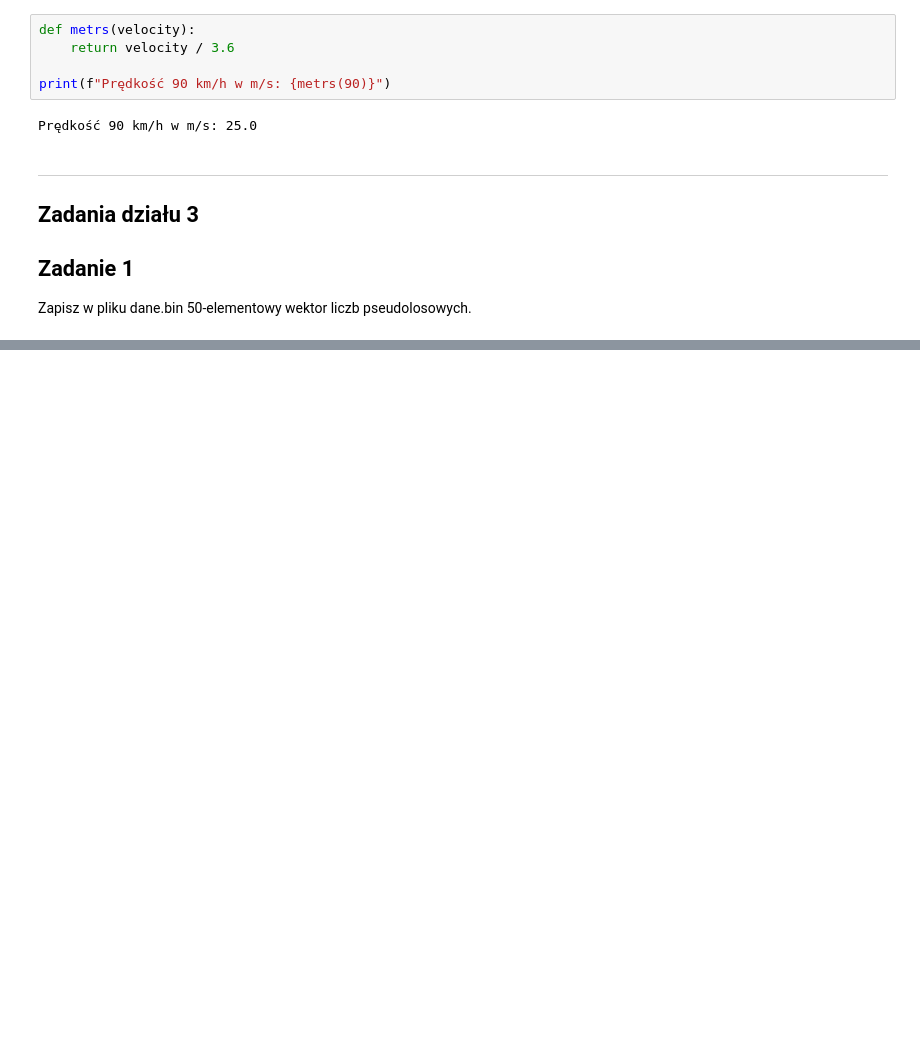
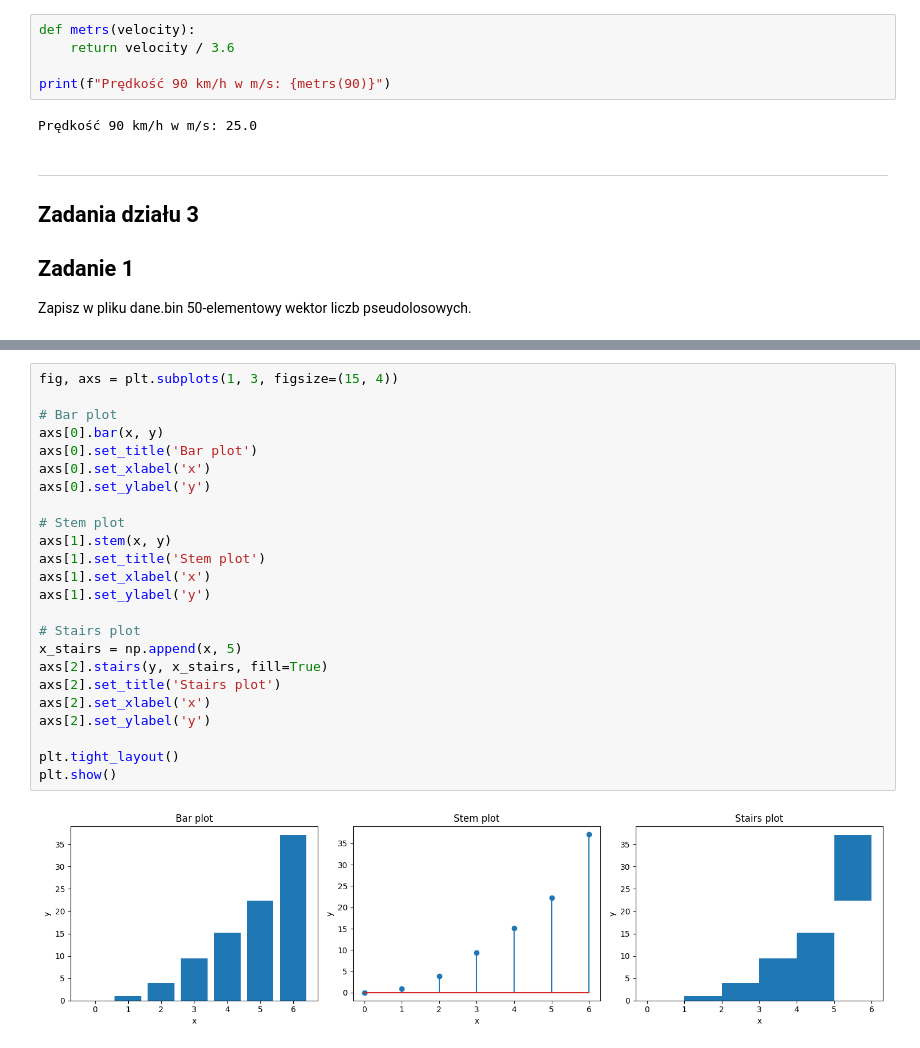
Before and after one commit to Hadidomena/MetodyNumeryczne, a Jupyter notebook: Sprawozdanie1.ipynb, the cells around one changed output, grey strips where cells are left out. Cells and saved outputs as stored; diff of their text form; blank space fills up the shorter version.

```diff
--- a/Sprawozdanie1.ipynb
+++ b/Sprawozdanie1.ipynb
@@ -394,0 +569,26 @@ Zapisz w pliku dane.bin 50-elementowy wektor liczb pseudolosowych.
+# %%
+fig, axs = plt.subplots(1, 3, figsize=(15, 4))
+
+# Bar plot
+axs[0].bar(x, y)
+axs[0].set_title('Bar plot')
+axs[0].set_xlabel('x')
+axs[0].set_ylabel('y')
+
+# Stem plot
+axs[1].stem(x, y)
+axs[1].set_title('Stem plot')
+axs[1].set_xlabel('x')
+axs[1].set_ylabel('y')
+
+# Stairs plot
+x_stairs = np.append(x, 5)
+axs[2].stairs(y, x_stairs, fill=True)
+axs[2].set_title('Stairs plot')
+axs[2].set_xlabel('x')
+axs[2].set_ylabel('y')
+
+plt.tight_layout()
+plt.show()
+# %% [output]
+[figure, added]
```
Also changed, not shown: parts of 41 cells of this notebook, 1 other file.
